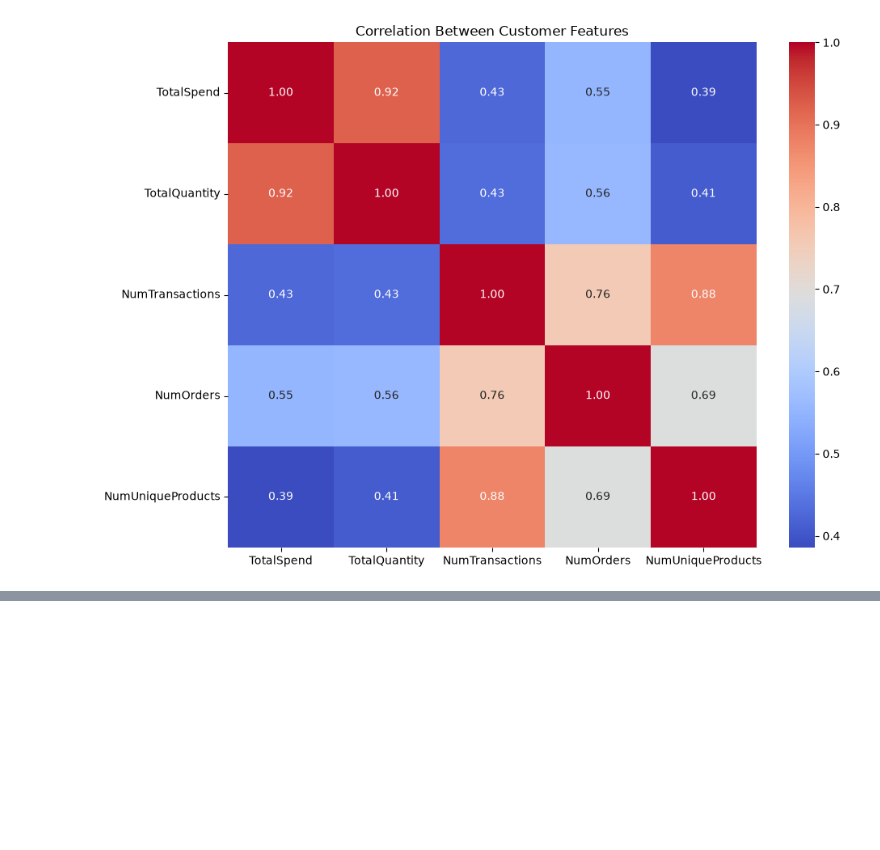
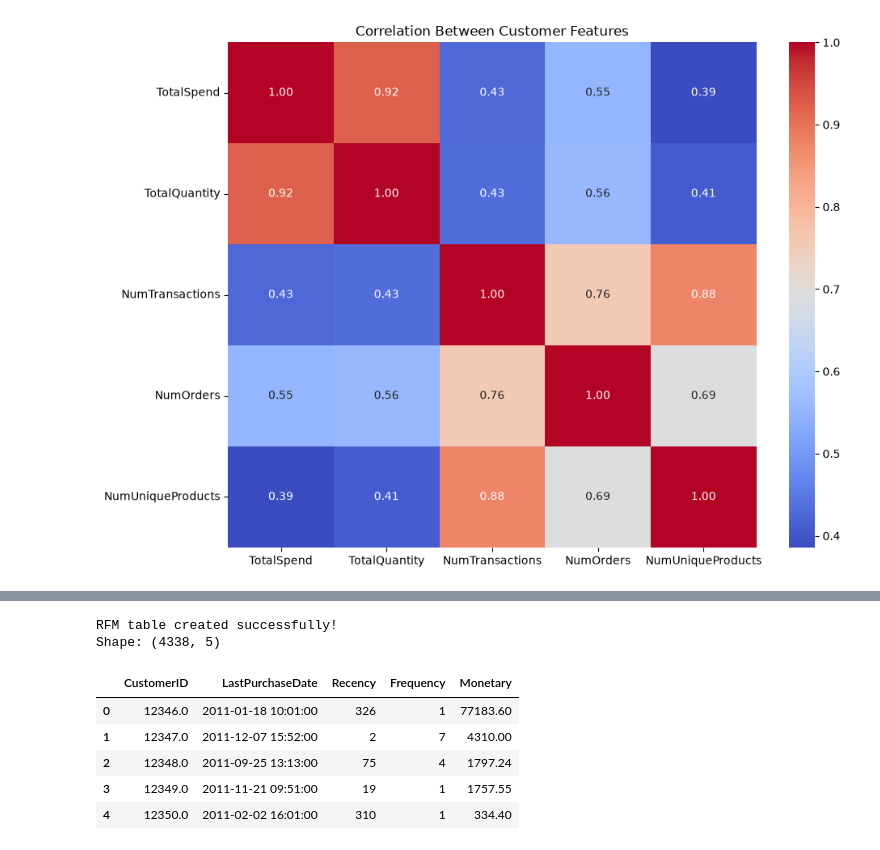
Before and after one commit to vanshika-2105/customer-segmentation-ml, a Jupyter notebook: notebooks/01_customer_segmentation_setup.ipynb, the cells around one changed output, grey strips where cells are left out. Cells and saved outputs as stored; diff of their text form; code cells hidden in the pictures; blank space fills up the shorter version.

```diff
--- a/notebooks/01_customer_segmentation_setup.ipynb
+++ b/notebooks/01_customer_segmentation_setup.ipynb
@@ -491,0 +533,10 @@ print(
+# %%
+customer_recency = clean_df.groupby("CustomerID").agg(
+    LastPurchaseDate=("InvoiceDate", "max")
+).reset_index()
+
+customer_recency["Recency"] = (
+    reference_date - customer_recency["LastPurchaseDate"]
+).dt.days
+
+customer_recency.head()
@@ -491,0 +550,6 @@ print(
+# %%
+customer_frequency = clean_df.groupby("CustomerID").agg(
+    Frequency=("InvoiceNo", "nunique")
+).reset_index()
+
+customer_frequency.head()
@@ -491,0 +571,5 @@ print(
+# %%
+clean_df["Revenue"] = clean_df["Quantity"] * clean_df["UnitPrice"]
+
+print("Revenue column created successfully!")
+print(clean_df[["Quantity", "UnitPrice", "Revenue"]].head())
@@ -491,0 +584,6 @@ print(
+# %%
+customer_monetary = clean_df.groupby("CustomerID").agg(
+    Monetary=("Revenue", "sum")
+).reset_index()
+
+customer_monetary.head()
@@ -491,0 +597,22 @@ print(
+# %%
+rfm = customer_recency.merge(
+    customer_frequency,
+    on="CustomerID"
+).merge(
+    customer_monetary,
+    on="CustomerID"
+)
+
+print("RFM table created successfully!")
+print("Shape:", rfm.shape)
+
+rfm.head()
+# %% [output]
+RFM table created successfully!
+Shape: (4338, 5)
+|  | CustomerID | LastPurchaseDate | Recency | Frequency | Monetary |
+| 0 | 12346.0 | 2011-01-18 10:01:00 | 326 | 1 | 77183.60 |
+| 1 | 12347.0 | 2011-12-07 15:52:00 | 2 | 7 | 4310.00 |
+| 2 | 12348.0 | 2011-09-25 13:13:00 | 75 | 4 | 1797.24 |
+| 3 | 12349.0 | 2011-11-21 09:51:00 | 19 | 1 | 1757.55 |
+| 4 | 12350.0 | 2011-02-02 16:01:00 | 310 | 1 | 334.40 |
```
Also changed, not shown: parts of 11 cells of this notebook, 1 other file.
